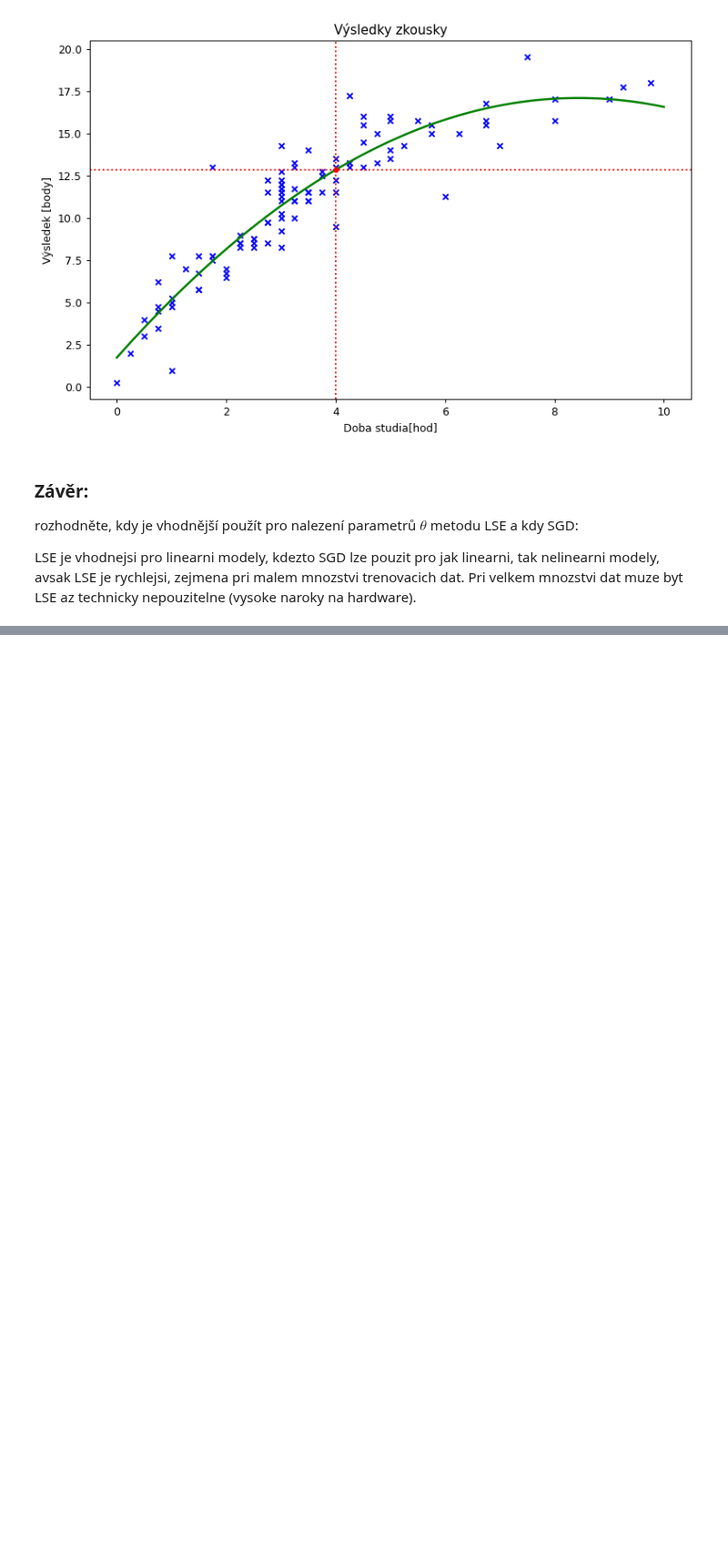
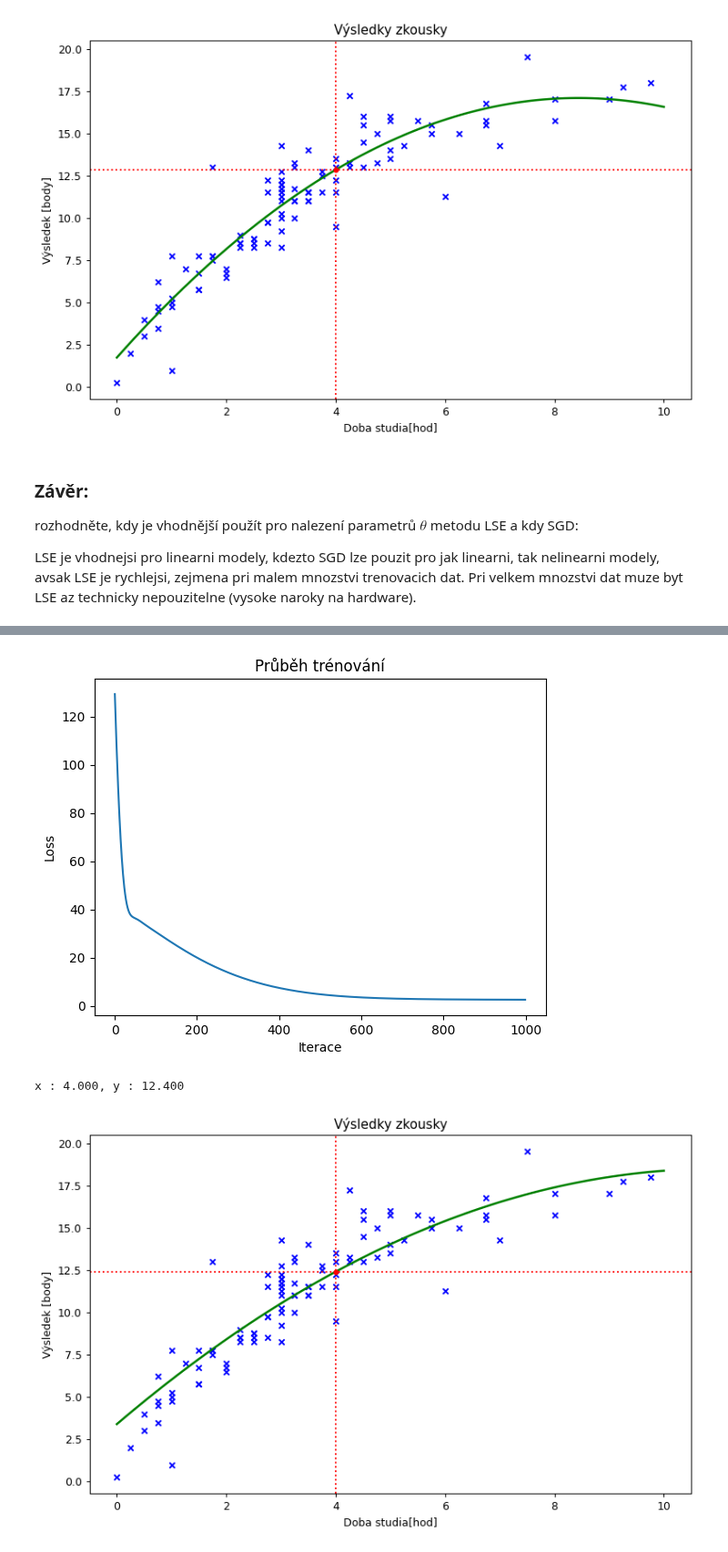
Before and after one commit to Noightmore/DataScience, a Jupyter notebook: BC/usu/USU_03_LR_SGD_CZ.ipynb, the cells around one changed output, grey strips where cells are left out. Shown at 91% size. Saved outputs shown, nothing was run; the diff lists cells and outputs as text; code cells hidden in the pictures; blank space fills up the shorter version.

```diff
--- a/BC/usu/USU_03_LR_SGD_CZ.ipynb
+++ b/BC/usu/USU_03_LR_SGD_CZ.ipynb
@@ -211,0 +283,23 @@ Pri velkem mnozstvi dat muze byt LSE az technicky nepouzitelne (vysoke naroky na
+# %%
+alpha = 0.01
+iterations = 1000
+order = 2
+lmbd = 1
+theta = computeThetaADAM(x, y, alpha=alpha, nIter=iterations, order=order, lmbd=lmbd, plot_loss=False)
+
+#################################################################
+# ZDE DOPLNIT
+#valueY a valueX musi byt typu float
+
+valueX = 4.0
+valueY = 0.0
+
+for index in range(0, order+1):
+    valueY += theta[index] * valueX**index
+#################################################################
+
+usu.draw(x, y, "Výsledky zkousky", "Doba studia[hod]", "Výsledek [body]", theta, valueX, valueY)
+# %% [output]
+[figure, added]
+x : 4.000, y : 12.400
+[figure, added]
```
Also changed, not shown: parts of 4 cells of this notebook, 1 other file.
